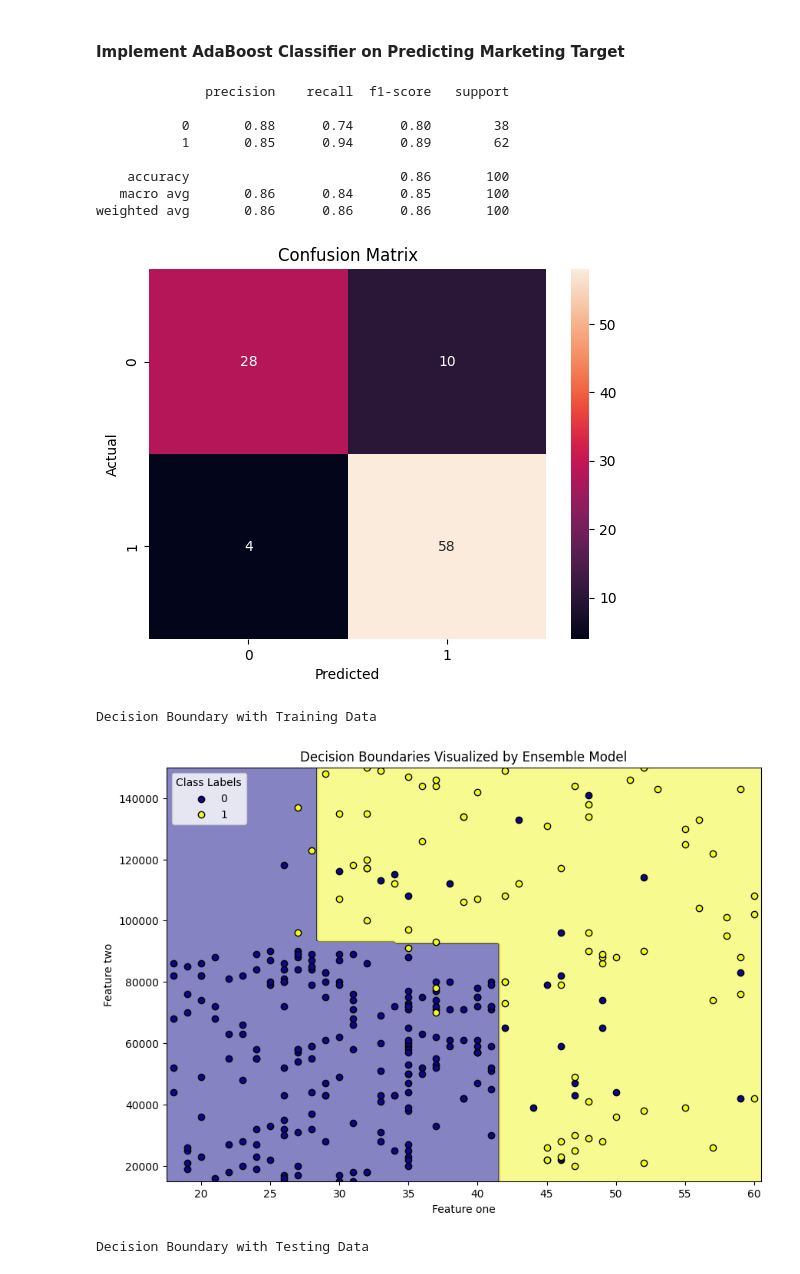
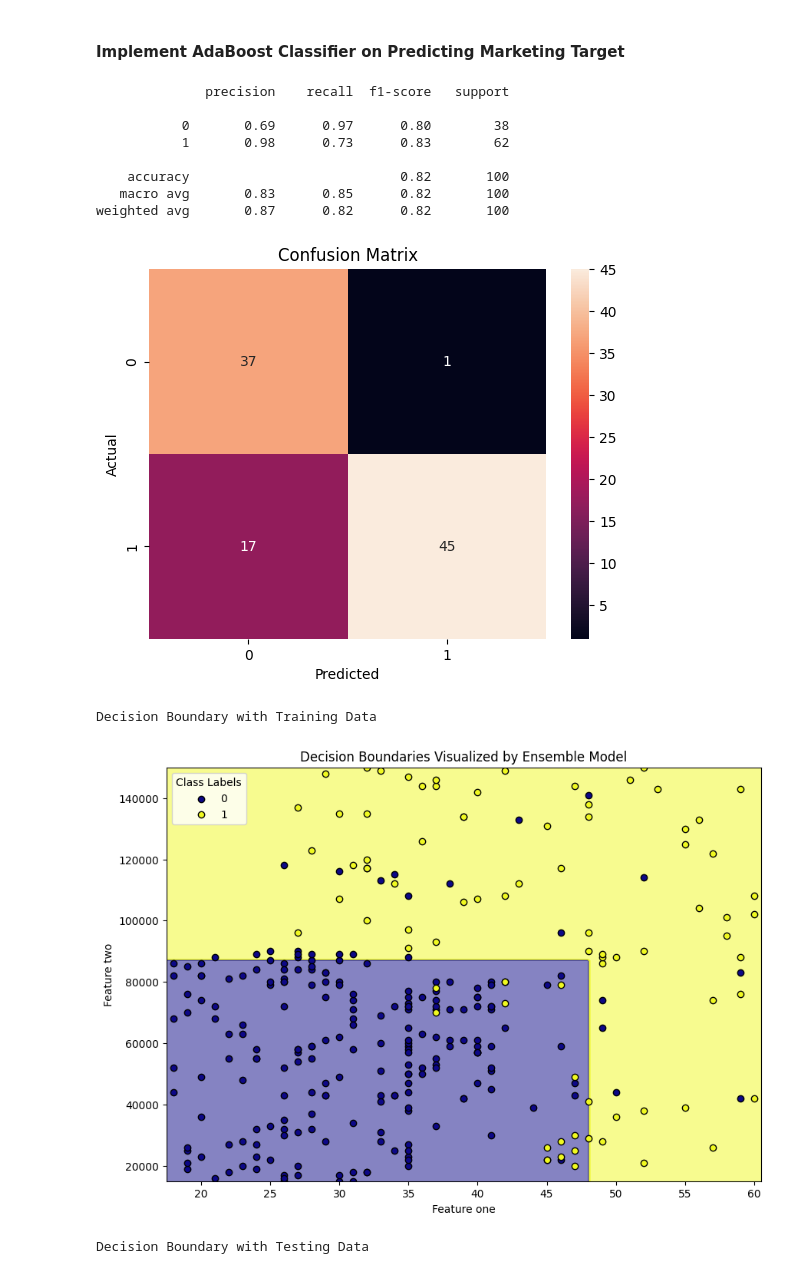
Before and after one commit to XingshengXu/Machine-Learning-Projects, a Jupyter notebook: Ensemble Learning/AdaBoost_demo.ipynb, the cells around one changed output. Cells and saved outputs as stored; diff of their text form; code cells hidden in the pictures.

```diff
--- a/Ensemble Learning/AdaBoost_demo.ipynb
+++ b/Ensemble Learning/AdaBoost_demo.ipynb
@@ -65,29 +75,32 @@ test_X = market_data.iloc[300:, 0:-1].values
 test_Y = market_data.iloc[300:, -1].values
 # %%
 # Create ensemble model
-abc = AdaBoostClassifier(model_number=10, learning_rate=0.1)
+abc = AdaBoostClassifier(model_number=50, learning_rate=0.02)
 abc.fit(train_X, train_Y)
 
 # Performance Test
 pred_y = abc.predict_class(test_X)
 evaluate_model(test_Y, pred_y, 'classification')
 
 # Plot decision boundaries and class labels
 print('Decision Boundary with Training Data')
 create_contour_plot(abc, train_X, train_Y, resolution=200)
 
 print('Decision Boundary with Testing Data')
 create_contour_plot(abc, test_X, test_Y, resolution=200)
+
+# Generate classification animation
+create_classification_animation(abc, train_X, train_Y, resolution=100, alpha=0.5)
 # %% [output]
               precision    recall  f1-score   support
 
-           0       0.88      0.74      0.80        38
-           1       0.85      0.94      0.89        62
+           0       0.69      0.97      0.80        38
+           1       0.98      0.73      0.83        62
 
-    accuracy                           0.86       100
-   macro avg       0.86      0.84      0.85       100
-weighted avg       0.86      0.86      0.86       100
+    accuracy                           0.82       100
+   macro avg       0.83      0.85      0.82       100
+weighted avg       0.87      0.82      0.82       100
-[figure, old version]
+[figure, new version]
 Decision Boundary with Training Data
-[figure, old version]
+[figure, new version]
 Decision Boundary with Testing Data
```
Also changed, not shown: parts of 4 cells of this notebook, 8 other files.
